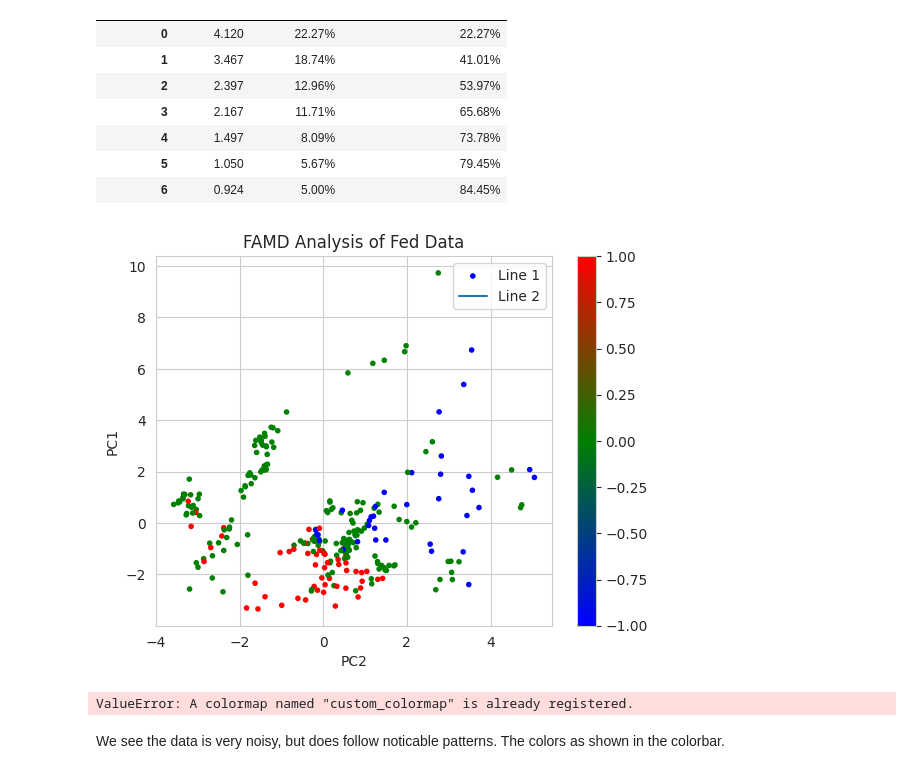
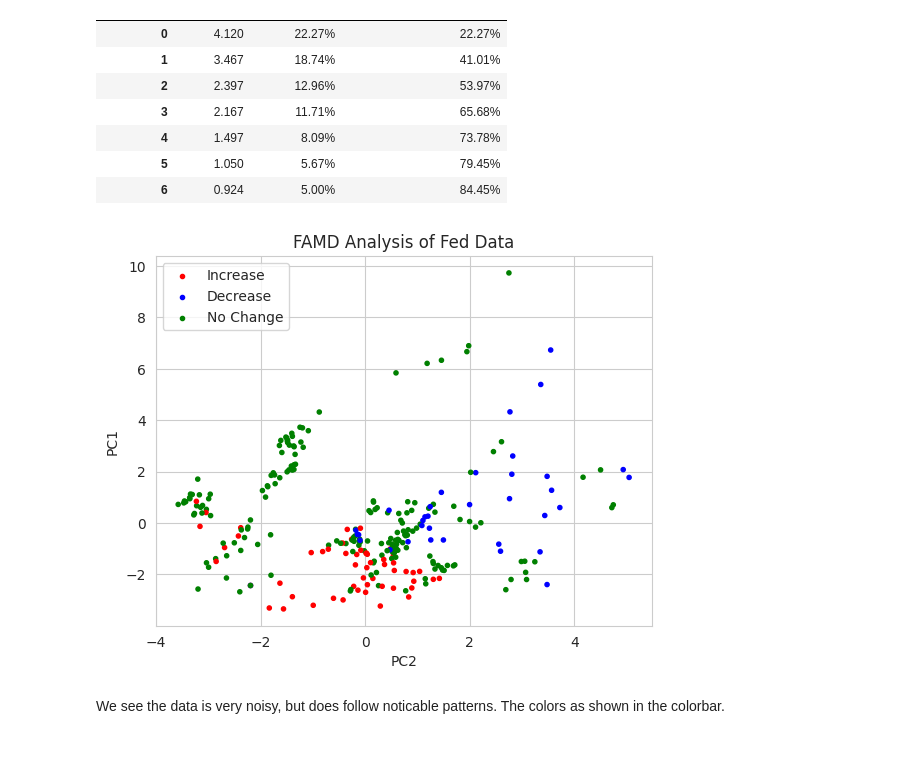
Before and after one commit to elmella/how-interest-ing, a Jupyter notebook: mv3p.ipynb, the cells around one changed output. Cells and saved outputs as stored; diff of their text form; code cells hidden in the pictures.

```diff
--- a/mv3p.ipynb
+++ b/mv3p.ipynb
@@ -122,37 +136,17 @@ famd.eigenvalues_summary
 # %%
 # We now visualize the whole dataset in 2D
-plt.scatter(X_famd[:][1], X_famd[:][0], marker='.', c=y.astype(float), cmap=custom_cmap, label='Decision')
+plt.scatter(X_famd[:][1], X_famd[:][0], marker='.', c=y.astype(float), cmap=custom_cmap)
 plt.title('FAMD Analysis of Fed Data')
 plt.xlabel('PC2')
 plt.ylabel('PC1')
-plt.colorbar()
-plt.plot(X_famd[0][1], X_famd[0][0], label="line")
-plt.legend(['Line 1', 'Line 2'])
+
+plt.scatter(X_famd[0][1], X_famd[0][0], label="Increase", color='r', marker='.')
+plt.scatter(X_famd[0][1], X_famd[0][0], label="Decrease", color='b', marker='.')
+plt.scatter(X_famd[0][1], X_famd[0][0], label="No Change", color='g', marker='.')
+plt.legend(loc='upper left')
 plt.show()
 # %% [output]
-[figure, old version]
+[figure, new version]
-# %%
-import matplotlib.pyplot as plt
-from matplotlib.colors import LinearSegmentedColormap
-
-# Define three colors for the colormap
-color1 = 'blue'
-color2 = 'green'
-color3 = 'red'
-
-# Create a colormap with three distinct colors split into thirds
-colors = [color1, color2, color3]
-n_bins = 1000  # Number of bins for the colormap
-bounds = [0, 0.333, 0.666, 1.0]  # Splitting into thirds
-
-cmap_name = 'custom_colormap'
-custom_cmap = LinearSegmentedColormap.from_list(cmap_name, colors, N=n_bins)
-plt.register_cmap(cmap=custom_cmap)
-
-# Example plot using the custom colormap
-data = [[0, 1, 2], [1, 2, 0], [2, 0, 1]]  # Example data
-# %% [output]
-ValueError: A colormap named "custom_colormap" is already registered.
 # %% [markdown]
 We see the data is very noisy, but does follow noticable patterns. The colors as shown in the colorbar.
 # %% [markdown]
```
Also changed, not shown: parts of 2 cells of this notebook.
